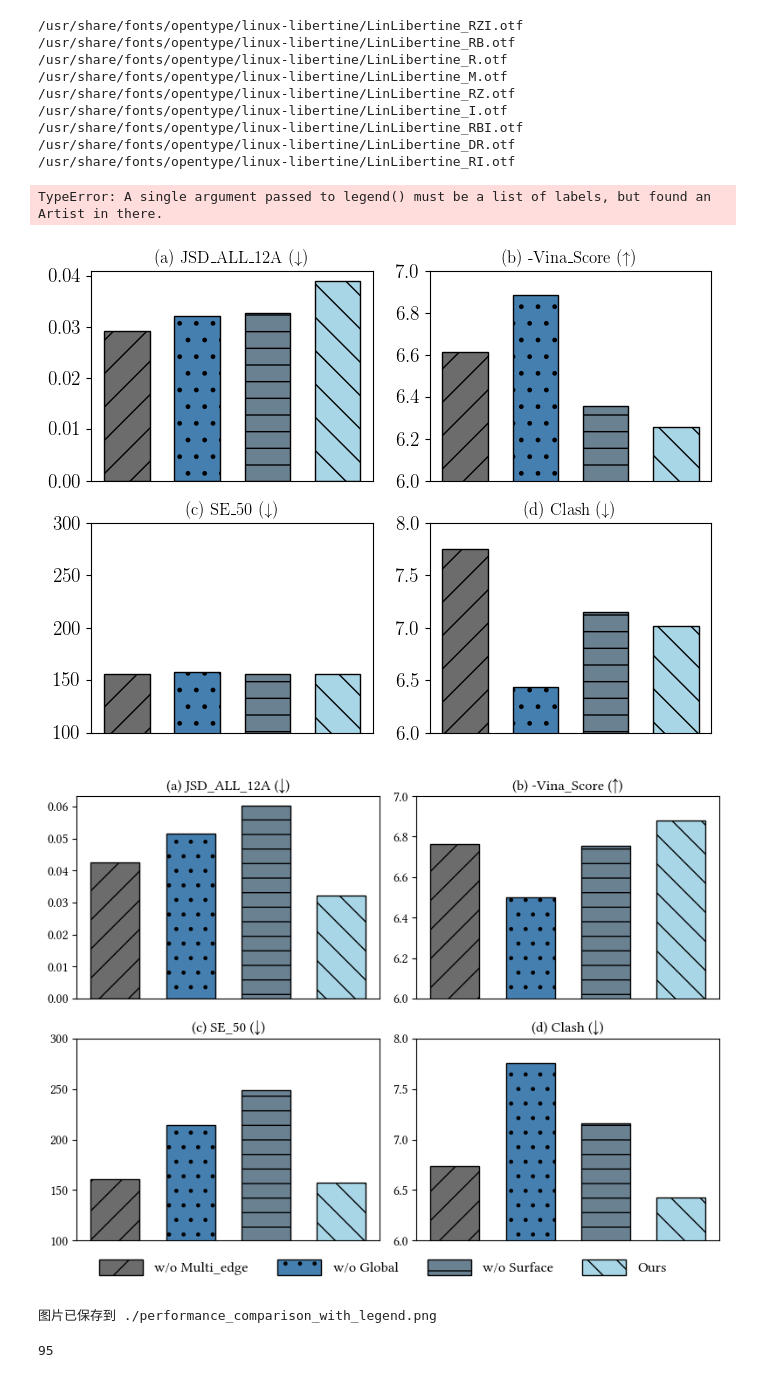
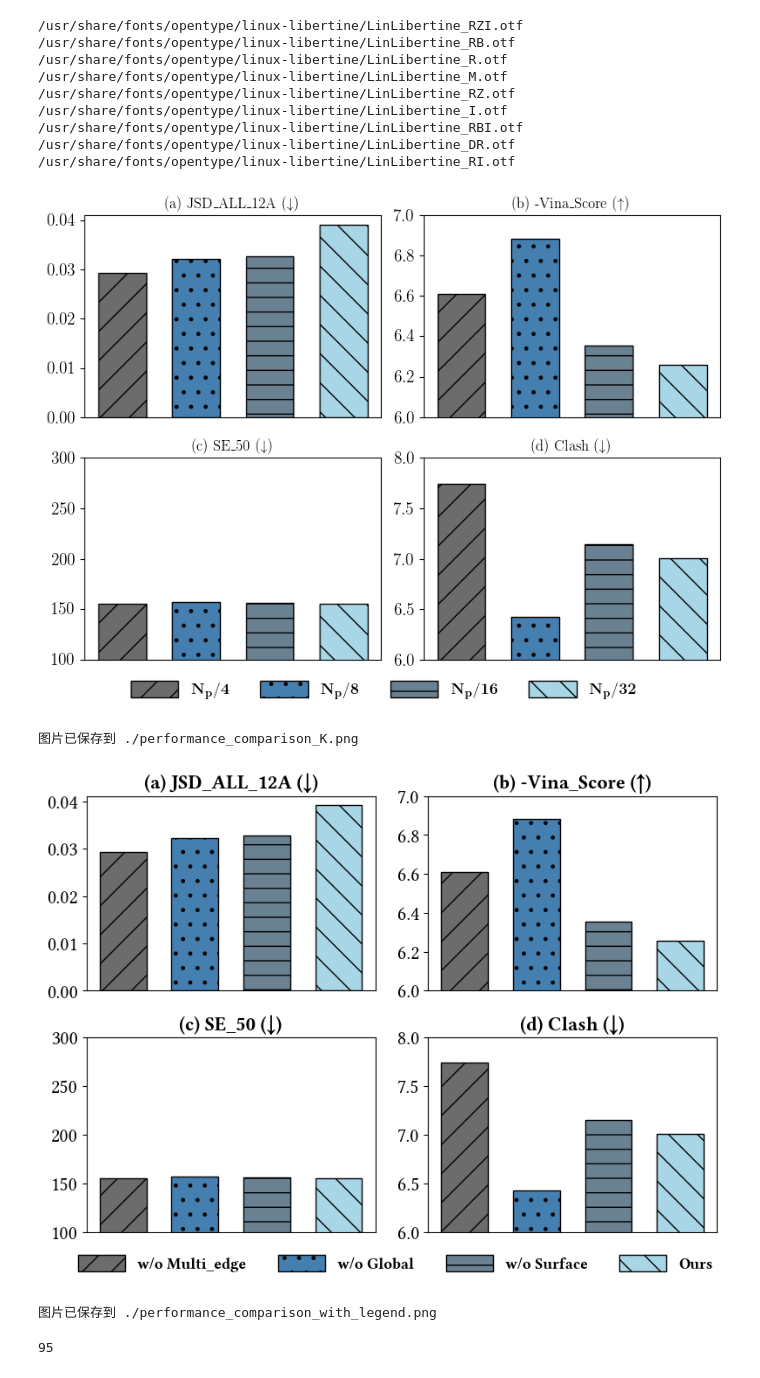
Before and after one commit to xxrelax/SculDrug, a Jupyter notebook: test.ipynb, the cells around one changed output. Drawn from its saved outputs; the diff is of its cells as text; code cells hidden in the pictures.

```diff
--- a/test.ipynb
+++ b/test.ipynb
@@ -83,17 +83,18 @@ axs[1, 1].set_ylim([6, 8])
 # ================== 图例使用 LaTeX 标签 ==================
 fig.legend(
     bars_a,
-    categories,
+    [r'$\mathbf{N_p/4}$', r'$\mathbf{N_p/8}$', r'$\mathbf{N_p/16}$', r'$\mathbf{N_p/32}$'],
     loc='upper center',
     bbox_to_anchor=(0.5, 0.03),
     fontsize=12,
     ncol=4,
     frameon=False,
     handleheight=1.25,
+    prop=fm.FontProperties(weight='bold', size=13),
     handlelength=3
 )
 
-# 调整布局并保存
+# 保存
 plt.tight_layout(rect=[0, 0, 1, 0.95])
 output_path = "./performance_comparison_K.png"
 plt.savefig(output_path, dpi=300, facecolor='white', bbox_inches='tight')
@@ -101,8 +102,8 @@ plt.show()
 
 print(f"图片已保存到 {output_path}")
 # %% [output]
+[figure, new version]
-TypeError: A single argument passed to legend() must be a list of labels, but found an Artist in there.
+图片已保存到 ./performance_comparison_K.png
-[figure, old version]
 # %%
 import matplotlib.pyplot as plt
 import numpy as np
@@ -119,63 +120,71 @@ libertine_font = fm.FontProperties(fname=font_path)
 rcParams['font.family'] = libertine_font.get_name()
 plt.rcParams['axes.titlesize'] = 14  # 设置标题字体大小
 plt.rcParams['axes.labelsize'] = 14  # 设置轴标签字体大小
-plt.rcParams['xtick.labelsize'] = 14  # 设置 x 轴刻度字体大小
-plt.rcParams['ytick.labelsize'] = 11  # 设置 y 轴刻度字体大小
+plt.rcParams['xtick.labelsize'] = 16  # 设置 x 轴刻度字体大小
+plt.rcParams['ytick.labelsize'] = 16  # 设置 y 轴刻度字体大小
 
 categories = ['w/o Multi_edge', 'w/o Global', 'w/o Surface', 'Ours']
-JSD_ALL_12A = [0.0426, 0.0515, 0.0602, 0.0322]
-vina_score = [6.765, 6.499, 6.753, 6.881]
-SE_50 = [161.12, 214.33, 249.14, 157.55]
-Clash = [6.737, 7.7596, 7.162, 6.43]
+JSD_ALL_12A = [0.0293, 0.0322, 0.0328, 0.0392]
+vina_score = [6.61, 6.881, 6.354, 6.257]
+SE_50 = [155.36, 157.55, 156.18, 155.52]
+Clash = [7.745, 6.43, 7.148, 7.01]
 
 # 设置柱状图的宽度和位置
 x = np.arange(len(categories))
 width = 0.65  # 增加柱状图的宽度
-set_title_size = 12
+set_title_size = 16
 
 # 创建图表
 fig, axs = plt.subplots(2, 2, figsize=(8, 6), facecolor='white')  # 紧凑的图表尺寸
 colors = ['#6C6C6C', '#457FB0', '#6a8192', '#a8d6e6']  # 使用灰色、蓝色和浅蓝色
 hatches = ['/', '.', '-', '\\']  # 设置填充样式
 
 # 子图 (a) JSD_ALL_12A
 bars_a = axs[0, 0].bar(x, JSD_ALL_12A, width, color=colors, edgecolor='black', hatch=hatches)
 axs[0, 0].set_title('(a) JSD_ALL_12A (↓)', fontsize=set_title_size, fontweight='bold')
-axs[0, 0].set_xticks([])  # 去除 X 轴标签
+axs[0, 0].set_xticks([])
 
 # 子图 (b) Vina Score
 bars_b = axs[0, 1].bar(x, vina_score, width, color=colors, edgecolor='black', hatch=hatches)
 axs[0, 1].set_title('(b) -Vina_Score (↑)', fontsize=set_title_size, fontweight='bold')
-axs[0, 1].set_xticks([])  # 去除 X 轴标签
-axs[0, 1].set_ylim([6, 7])  # 修改 Y 轴范围
+axs[0, 1].set_xticks([])
+axs[0, 1].set_ylim([6, 7])
 
 # 子图 (c) SE_50
 bars_c = axs[1, 0].bar(x, SE_50, width, color=colors, edgecolor='black', hatch=hatches)
 axs[1, 0].set_title('(c) SE_50 (↓)', fontsize=set_title_size, fontweight='bold')
-axs[1, 0].set_xticks([])  # 去除 X 轴标签
+axs[1, 0].set_xticks([])
 axs[1, 0].set_ylim([100, 300])
 
 # 子图 (d) Clash
 bars_d = axs[1, 1].bar(x, Clash, width, color=colors, edgecolor='black', hatch=hatches)
 axs[1, 1].set_title('(d) Clash (↓)', fontsize=set_title_size, fontweight='bold')
-axs[1, 1].set_xticks([])  # 去除 X 轴标签
+axs[1, 1].set_xticks([])
 axs[1, 1].set_ylim([6, 8])
 
 # 图例加粗
-fig.legend(bars_a, categories, loc='upper center', bbox_to_anchor=(0.5, 0.03), fontsize=12, ncol=4, frameon=False,
-           handleheight=1.25, handlelength=3, prop=fm.FontProperties(weight='bold'))
+fig.legend(
+    bars_a,
+    categories,
+    loc='upper center',
+    bbox_to_anchor=(0.52, 0.03),
+    ncol=4,
+    frameon=False,
+    handleheight=1.25,
+    handlelength=3,
+    prop=fm.FontProperties(weight='bold', size=13)
+)
 
-# 设置总体标题并调整布局
-plt.tight_layout(rect=[0, 0, 1, 0.95])  # 紧凑布局，减少空白区域
+plt.tight_layout(rect=[0, 0, 1, 0.95])
 
 # 保存图片
 output_path = "./performance_comparison_with_legend.png"
-plt.savefig(output_path, dpi=300, facecolor='white', bbox_inches='tight')  # 确保背景为白色
+plt.savefig(output_path, dpi=300, facecolor='white', bbox_inches='tight')
 plt.show()
 
 print(f"图片已保存到 {output_path}")
 # %% [output]
-[figure, old version]
+[figure, new version]
 图片已保存到 ./performance_comparison_with_legend.png
 # %%
 #
```
Also changed, not shown: 22 other files.
